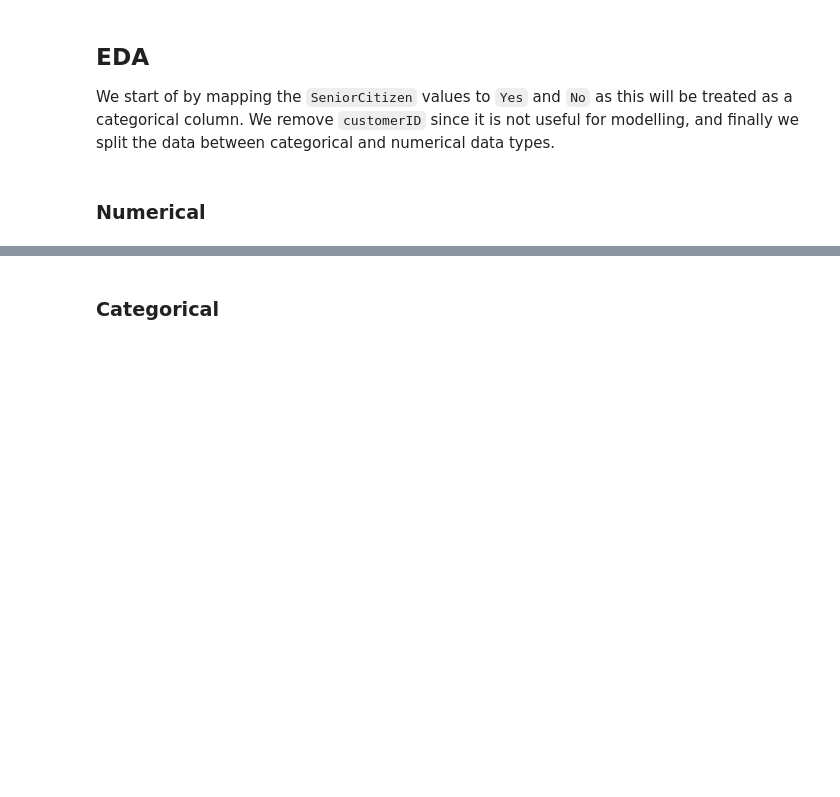
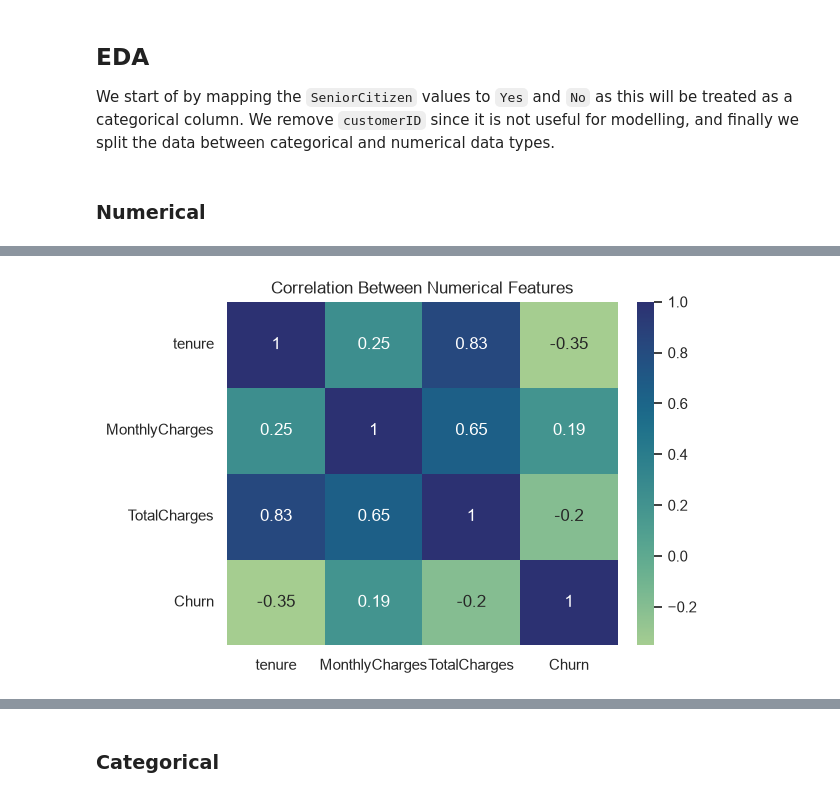
Before and after one commit to H-Konrad/telco-customer-churn, a Jupyter notebook: notebooks/cleaning_and_eda_01.ipynb, the cells around one changed output, grey strips where cells are left out. Saved outputs shown, nothing was run; the diff lists cells and outputs as text; code cells hidden in the pictures; blank space fills up the shorter version.

```diff
--- a/notebooks/cleaning_and_eda_01.ipynb
+++ b/notebooks/cleaning_and_eda_01.ipynb
@@ -119,26 +194,29 @@ plt.show()
 # %%
 churn_map = {
     "No": 0,
     "Yes": 1,
     0: 0,
     1: 1
 }
 
-numerical["Churn"] = numerical["Churn"].map(churn_map)
+numerical_2 = numerical.copy()
+numerical_2["Churn"] = numerical_2["Churn"].map(churn_map)
 
-corr = numerical.corr()
+corr = numerical_2.corr()
 
 plt.figure(
     figsize = (6, 4),
     constrained_layout = True
 )
 
 plt.title("Correlation Between Numerical Features")
 
 sns.heatmap(
     data = corr,
     annot = True,
     cmap = "crest"
 )
 
 plt.show()
+# %% [output]
+[figure, added]
```
Also changed, not shown: parts of 20 cells of this notebook.
